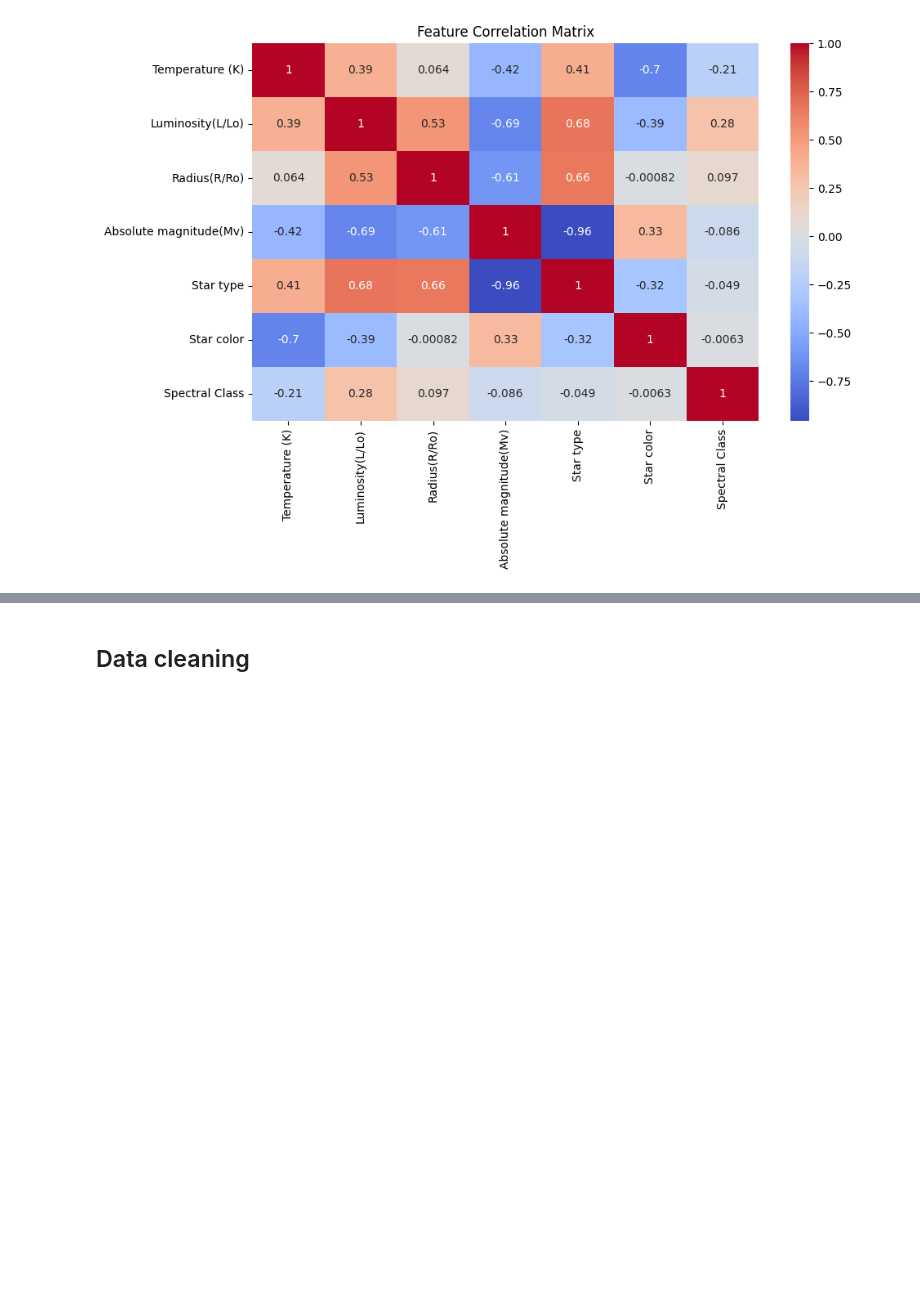
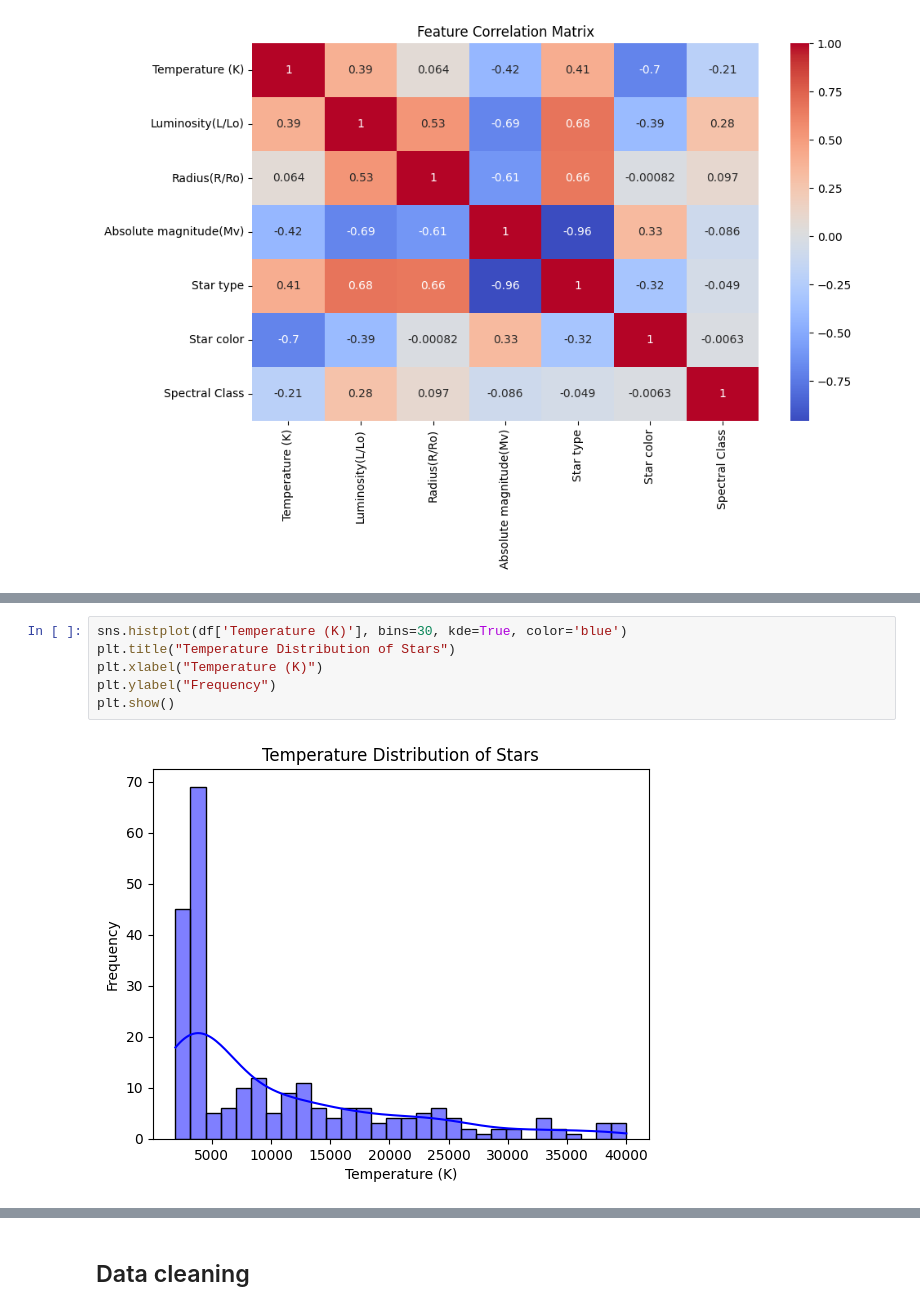
Before and after one commit to YassinTalhaoui/MA-Thesis-ML-Applied-to-stars, a Jupyter notebook: stars.ipynb, the cells around one changed output, grey strips where cells are left out. Drawn from its saved outputs; the diff is of its cells as text; blank space fills up the shorter version.

Commit message:
Kaggle Notebook | stars.ipynb | Version 7

```diff
--- a/stars.ipynb
+++ b/stars.ipynb
@@ -140,0 +147,8 @@ plt.show()
+# %%
+sns.histplot(df['Temperature (K)'], bins=30, kde=True, color='blue')
+plt.title("Temperature Distribution of Stars")
+plt.xlabel("Temperature (K)")
+plt.ylabel("Frequency")
+plt.show()
+# %% [output]
+[figure, added]
```
Also changed, not shown: parts of 14 cells of this notebook.
